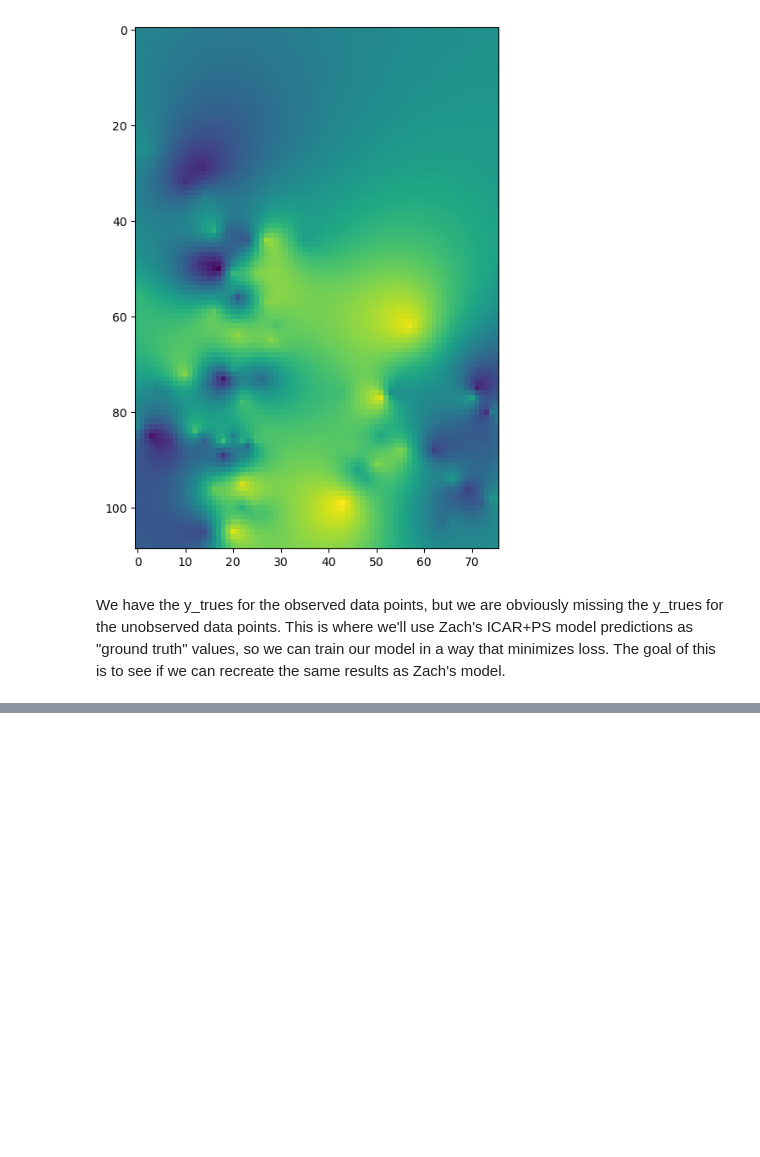
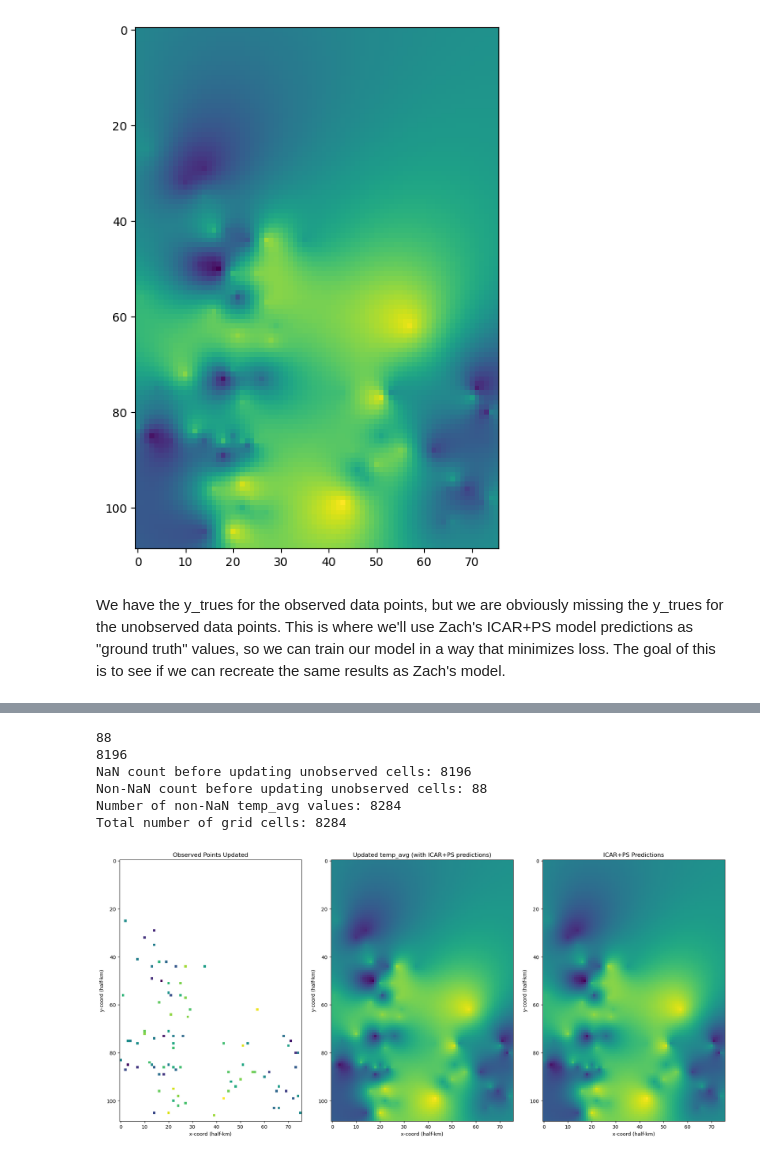
Before and after one commit to elliekkim/deep_ps, a Jupyter notebook: ps_on_durham/dk_ps_durham.ipynb, the cells around one changed output, grey strips where cells are left out. Saved outputs shown, nothing was run; the diff lists cells and outputs as text; code cells hidden in the pictures; blank space fills up the shorter version.

```diff
--- a/ps_on_durham/dk_ps_durham.ipynb
+++ b/ps_on_durham/dk_ps_durham.ipynb
@@ -247,3 +155,74 @@ NameError: name 'gdf_new' is not defined
+# %%
+# NB: Zach's ICAR+PS file contains a prediction for each grid cell in the 109x76 grid.
+
+# Let's now set the unobserved grid cells in the df to the same values as the ICAR+PS predictions.
+
+# Initialize a dataframe that stores the grid cell indices and the temperature values (na for unobserved cells):
+
+cells_y, cells_x = data.shape
+
+df = pd.DataFrame(all_grid_cell_indices, columns=['grid_row', 'grid_col'])
+
+# Initialize the 'temp_avg' column with NaN (indicating missing values initially)
+df['temp_avg'] = np.nan
+
+print(len(observed_grid_cell_indices))
+print(len(unobserved_grid_cell_indices))
+
+# First, update the 'temp_avg' column for observed grid cells
+for y, x in observed_grid_cell_indices:
+    # Set the temp_avg for observed points to the value from 'data'
+    df.loc[(df['grid_row'] == y) & (df['grid_col'] == x), 'temp_avg'] = data[y, x]
+
+# Check the NaN count before updating unobserved cells
+print(f"NaN count before updating unobserved cells: {df['temp_avg'].isna().sum()}")
+print(f"Non-NaN count before updating unobserved cells: {df['temp_avg'].notna().sum()}")
+
+# Now, let's plot the state of the DataFrame after updating the observed cells but before adding the unobserved cells
+fig, axes = plt.subplots(1, 3, figsize=(18, 8))  # 1 row, 3 columns
+
+# Plot the observed-only updated 'temp_avg' from df (only observed points updated)
+axes[0].imshow(df['temp_avg'].values.reshape(cells_y, cells_x), cmap='viridis', aspect='equal')
+axes[0].set_title('Observed Points Updated')
+axes[0].set_xlabel('x-coord (half-km)')
+axes[0].set_ylabel('y-coord (half-km)')
+
+# Now, update the unobserved grid cells with the ICAR+PS predictions
+for y, x in unobserved_grid_cell_indices:
+    # Get the prediction from icar_ps_data (note: icar_ps_data[row, col] corresponds to [y, x])
+    predicted_value = icar_ps_data[y, x]
+
+    # Set the temp_avg for the unobserved points to the predicted value
+    df.loc[(df['grid_row'] == y) & (df['grid_col'] == x) & (df['temp_avg'].isna()), 'temp_avg'] = predicted_value
+
+# Now, let's check if we correctly updated the 'temp_avg' column
+print(f"Number of non-NaN temp_avg values: {df['temp_avg'].notna().sum()}")
+print(f"Total number of grid cells: {len(df)}")
+
+
+# Plot the updated 'temp_avg' after updating unobserved cells
+axes[1].imshow(df['temp_avg'].values.reshape(cells_y, cells_x), cmap='viridis', aspect='equal')
+axes[1].set_title('Updated temp_avg (with ICAR+PS predictions)')
+axes[1].set_xlabel('x-coord (half-km)')
+axes[1].set_ylabel('y-coord (half-km)')
+
+# Plot the ICAR+PS predictions
+axes[2].imshow(icar_ps_data, cmap='viridis', aspect='equal')
+axes[2].set_title('ICAR+PS Predictions')
+axes[2].set_xlabel('x-coord (half-km)')
+axes[2].set_ylabel('y-coord (half-km)')
+
+# Display the plots
+plt.tight_layout()  # Adjust spacing between the plots
+plt.show()
+# %% [output]
+88
+8196
+NaN count before updating unobserved cells: 8196
+Non-NaN count before updating unobserved cells: 88
+Number of non-NaN temp_avg values: 8284
+Total number of grid cells: 8284
+[figure, added]
 # %%
 import numpy as np
 import torch
```
Also changed, not shown: parts of 17 cells of this notebook.
